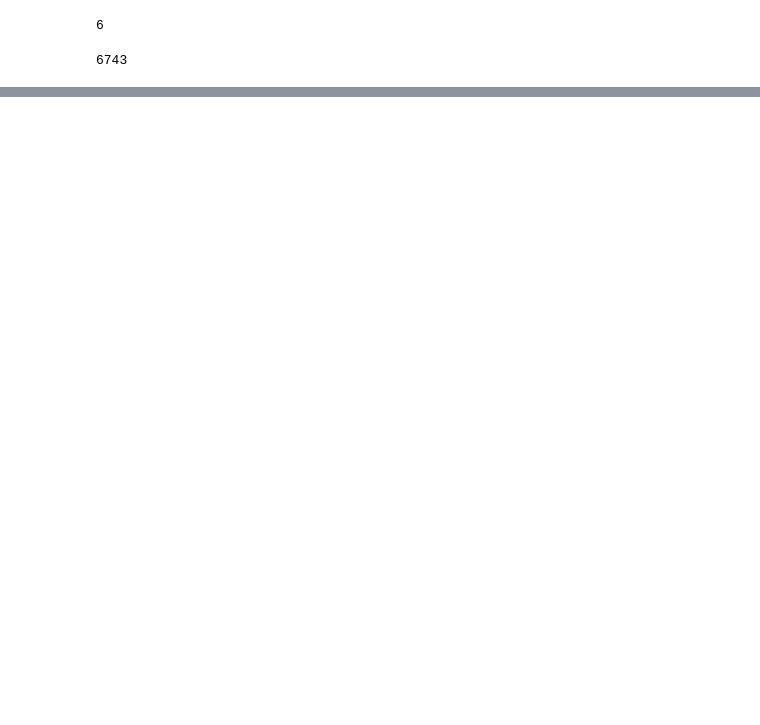
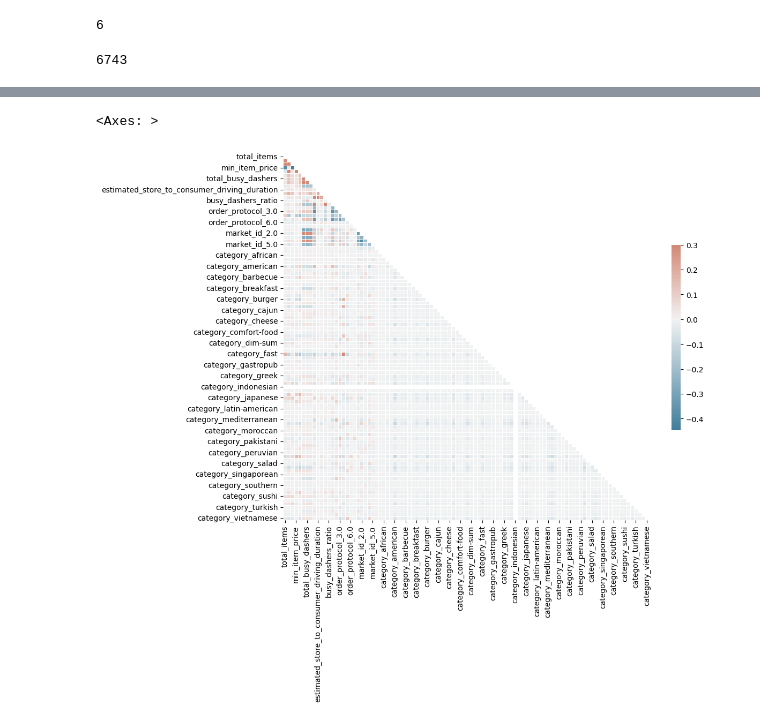
Before and after one commit to ikapil06/Delivery-duration, a Jupyter notebook: file.ipynb, the cells around one changed output, grey strips where cells are left out. Cells and saved outputs as stored; diff of their text form; code cells hidden in the pictures; blank space fills up the shorter version.

```diff
--- a/file.ipynb
+++ b/file.ipynb
@@ -78,0 +131,5 @@ historical_data["store_id"].nunique()
+# %%
+# create dummies for store primary category
+store_primary_category_dummies = pd.get_dummies(historical_data.nan_free_store_primary_category)
+store_primary_category_dummies = store_primary_category_dummies.add_prefix('category_')
+store_primary_category_dummies.head()
@@ -78,0 +144,5 @@ historical_data["store_id"].nunique()
+# %%
+# drop unnecessary columns
+train_df = historical_data.drop(columns = ["created_at", "market_id", "store_id", "store_primary_category", "actual_delivery_time",
+                                        "nan_free_store_primary_category", "order_protocol"])
+train_df.head()
@@ -78,0 +156,6 @@ historical_data["store_id"].nunique()
+# %%
+# concat all
+train_df = pd.concat([train_df, order_protocol_dummies, market_id_dummies, store_primary_category_dummies], axis=1)
+# align dtype over dataset
+train_df = train_df.astype("float32")
+train_df.head()
@@ -78,0 +205,6 @@ historical_data["store_id"].nunique()
+# %%
+# replace inf values with nan to drop all nans
+train_df.replace([np.inf, -np.inf], np.nan, inplace=True)
+# drop all nans
+train_df.dropna(inplace=True)
+train_df.shape
@@ -78,0 +222,21 @@ historical_data["store_id"].nunique()
+# %%
+# it could take some time to run this cell since we are calculating correlation matrix in a dimesion of (100x100)
+# to have a better visualization, we will take only one triangle
+# because other trangle is only its symmetry (i.e a x b and b x a)
+
+# Generate a mask for the upper triangle
+corr = train_df.corr()
+mask = np.triu(np.ones_like(corr, dtype=bool))
+
+# Set up the matplotlib figure
+f, ax = plt.subplots(figsize=(11, 9))
+
+# Generate a custom diverging colormap
+cmap = sns.diverging_palette(230, 20, as_cmap=True)
+
+# Draw the heatmap with the mask and correct aspect ratio
+sns.heatmap(corr, mask=mask, cmap=cmap, vmax=.3, center=0,
+            square=True, linewidths=.5, cbar_kws={"shrink": .5})
+# %% [output]
+<Axes: >
+[figure, added]
```
Also changed, not shown: parts of 17 cells of this notebook.
